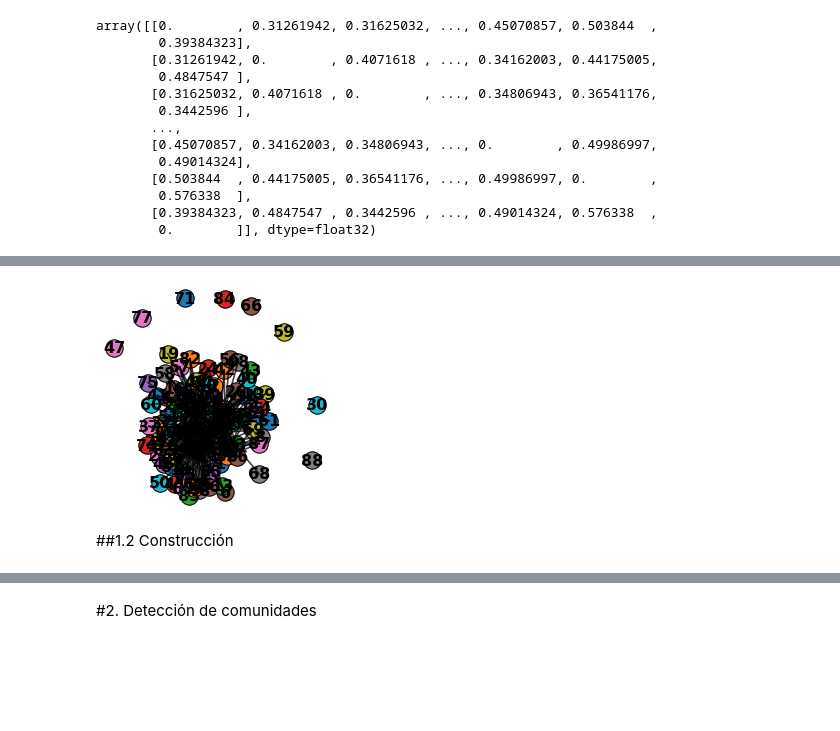
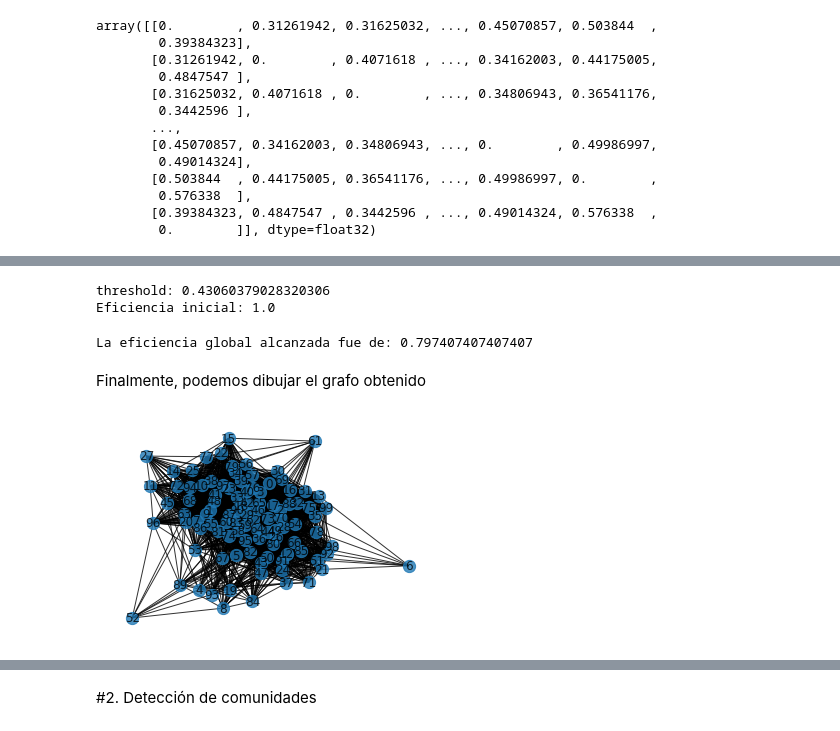
Before and after one commit to PedroAdair/TesisMaestria, a Jupyter notebook: Anonimizacion.ipynb, the cells around one changed output, grey strips where cells are left out. Cells and saved outputs as stored; diff of their text form; code cells hidden in the pictures; blank space fills up the shorter version.

```diff
--- a/Anonimizacion.ipynb
+++ b/Anonimizacion.ipynb
@@ -123,19 +82,36 @@ pos = np.asarray([layout[k] for k in range(len(G.vs))])
-# %%
-# Plotear el grafo utilizando matplotlib.pyplot
-plt.figure(figsize=(4,4))
-plt.scatter(pos[:, 0], pos[:, 1], color="gray", alpha=0.5, s=300)
-for i in range(len(G.es)):
-    edge = G.es[i]
-    start = pos[edge.tuple[0]]
-    end = pos[edge.tuple[1]]
-    plt.plot([start[0], end[0]], [start[1], end[1]], color="black", alpha=0.5)
-for i in range(len(G.vs)):
-    node = G.vs[i]
-    plt.scatter(pos[i, 0], pos[i, 1], edgecolor="black", linewidth=1, s=300)
-    plt.text(pos[i, 0], pos[i, 1], str(i+1), horizontalalignment="center", verticalalignment="center", fontsize=16, fontweight="bold")
-plt.axis("off")
-plt.show()
-# %% [output]
-[figure, removed]
-# %% [markdown]
-##1.2 Construcción
+# %%
+#Crea el grafo completo
+g = nx.complete_graph(n)
+# Obtener umbral correspondiente al percentil 80 de las distancias
+threshold = np.percentile(np.sort(matriz_distancias.flatten())[::-1], 60)
+print(f"threshold: {threshold}")
+# Calcular eficiencia global inicial
+efficiency = nx.algorithms.global_efficiency(g)
+print(f"Eficiencia inicial: {efficiency}")
+# %% [output]
+threshold: 0.43060379028320306
+Eficiencia inicial: 1.0
+# %%
+# Eliminar aristas cuya distancia sea mayor que el umbral
+for u, v in g.edges():
+    if matriz_distancias[u][v] > threshold:
+        #print(matriz_distancias[u][v])
+        g.remove_edge(u, v)
+
+# Calcular eficiencia global
+efficiency = nx.algorithms.global_efficiency(g)
+# Imprimir la eficiencia global final
+print(f"La eficiencia global alcanzada fue de: {efficiency}")
+# %% [output]
+La eficiencia global alcanzada fue de: 0.797407407407407
+# %% [markdown]
+Finalmente, podemos dibujar el grafo obtenido
+# %%
+# Plotear grafo
+pos = nx.spring_layout(g, seed=2023)
+nx.draw_networkx(g, pos=pos, with_labels=True, node_size=150, alpha=0.8, edge_color='k')
+
+plt.axis('off')
+plt.show()
+# %% [output]
+[figure, added]
```
Also changed, not shown: parts of 34 cells of this notebook.
